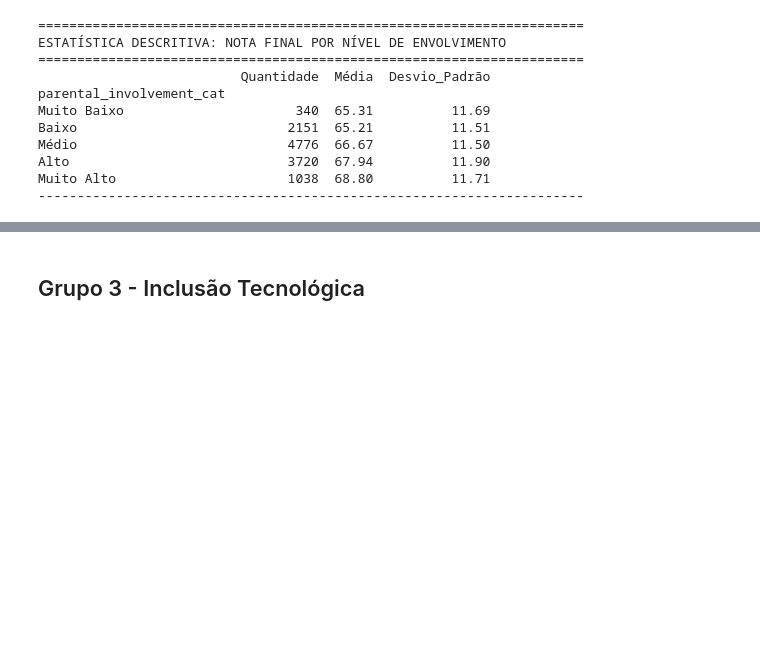
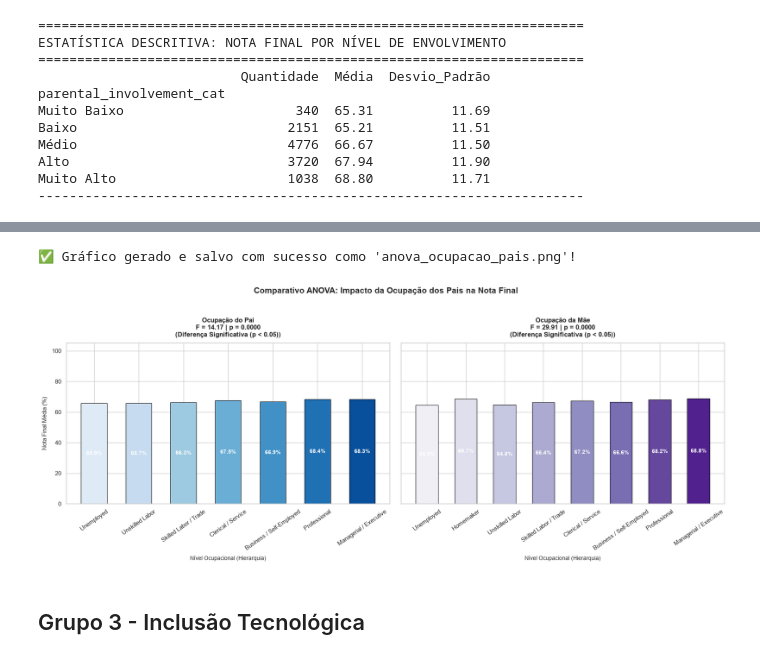
Before and after one commit to freitasamanda/data_science_mba, a Jupyter notebook: kaggle_projects/students_grade_database/student_grade_prediction.ipynb, the cells around one changed output, grey strips where cells are left out. Cells and saved outputs as stored; diff of their text form; code cells hidden in the pictures; blank space fills up the shorter version.

```diff
--- a/kaggle_projects/students_grade_database/student_grade_prediction.ipynb
+++ b/kaggle_projects/students_grade_database/student_grade_prediction.ipynb
@@ -1232,2 +1724,76 @@ plt.show()
+# %%
+# CÉLULA 2: VISUALIZAÇÃO GRÁFICA COMPARATIVA (LADO A LADO)
+# OCUPAÇÃO DO PAI E DA MÃE ORDENADAS POR HIERARQUIA
+# ==========================================================
+
+# Configuração visual limpa
+sns.set_theme(style="whitegrid")
+
+# Moldura com 1 linha e 2 colunas; sharey alinha as escalas verticais de nota
+fig, eixos = plt.subplots(nrows=1, ncols=2, figsize=(18, 7), sharey=True)
+
+colunas = list(resultados_ocupacao.keys())
+
+for i, col in enumerate(colunas):
+    dados_col = resultados_ocupacao[col]
+    ax = eixos[i]
+
+    tabela = dados_col["tabela"]
+    titulo = dados_col["titulo"]
+    paleta = dados_col["paleta"]
+    f_stat = dados_col["f_stat"]
+    p_val = dados_col["p_val"]
+    texto_res = dados_col["texto_resultado"]
+
+    # Gradiente de cor acompanhando a escala de complexidade da ocupação
+    cores = sns.color_palette(paleta, n_colors=len(tabela))
+
+    # Desenho das barras
+    barras = ax.bar(
+        tabela.index.astype(str),
+        tabela["Média"].values,
+        color=cores,
+        edgecolor="black",
+        linewidth=0.8,
+        width=0.58
+    )
+
+    # Anotação das médias dentro de cada barra
+    rotulos_medias = [f"{m:.1f}%" for m in tabela["Média"].values]
+    ax.bar_label(
+        barras,
+        labels=rotulos_medias,
+        label_type="center",
+        color="white",
+        fontsize=10,
+        fontweight="bold"
+    )
+
+    # Título do eixo com F e p-valor
+    subtitulo_stats = f"F = {f_stat:.2f} | p = {p_val:.4f}\n({texto_res})"
+    ax.set_title(f"{titulo}\n{subtitulo_stats}", fontsize=12, fontweight="bold", pad=12)
+    ax.set_xlabel("Nível Ocupacional (Hierarquia)", fontsize=10, labelpad=8)
+
+    if i == 0:
+        ax.set_ylabel("Nota Final Média (%)", fontsize=11, labelpad=8)
+
+    ax.set_ylim(0, 105)
+    # Rotação das legendas para que títulos longos fiquem legíveis sem sobreposição
+    ax.tick_params(axis="x", rotation=35)
+
+# Título superior geral e ajustes de espaçamento
+plt.suptitle("Comparativo ANOVA: Impacto da Ocupação dos Pais na Nota Final", fontsize=15, fontweight="bold", y=1.03)
+plt.tight_layout()
+
+# Salvamento em PNG com alta definição
+nome_arquivo = "anova_ocupacao_pais.png"
+fig.savefig(nome_arquivo, dpi=300, bbox_inches="tight")
+print(f"✅ Gráfico gerado e salvo com sucesso como '{nome_arquivo}'!")
+
+# Exibição inline no notebook
+plt.show()
+# %% [output]
+✅ Gráfico gerado e salvo com sucesso como 'anova_ocupacao_pais.png'!
+[figure, added]
 # %% [markdown]
 ## Grupo 3 - Inclusão Tecnológica
```
Also changed, not shown: parts of 42 cells of this notebook.
